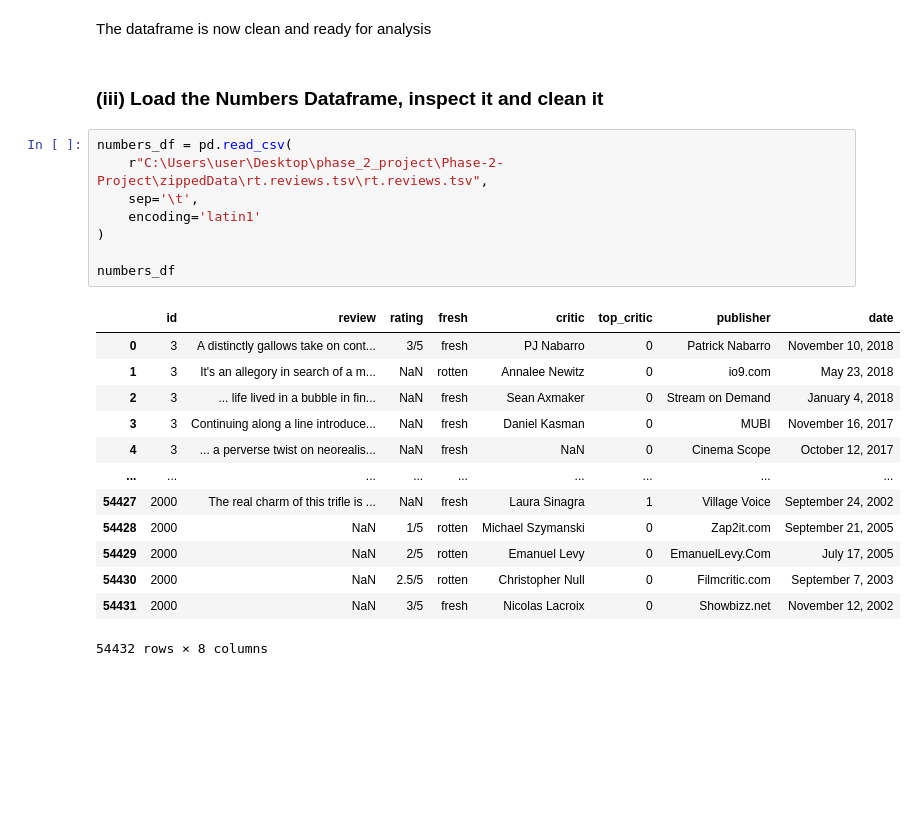
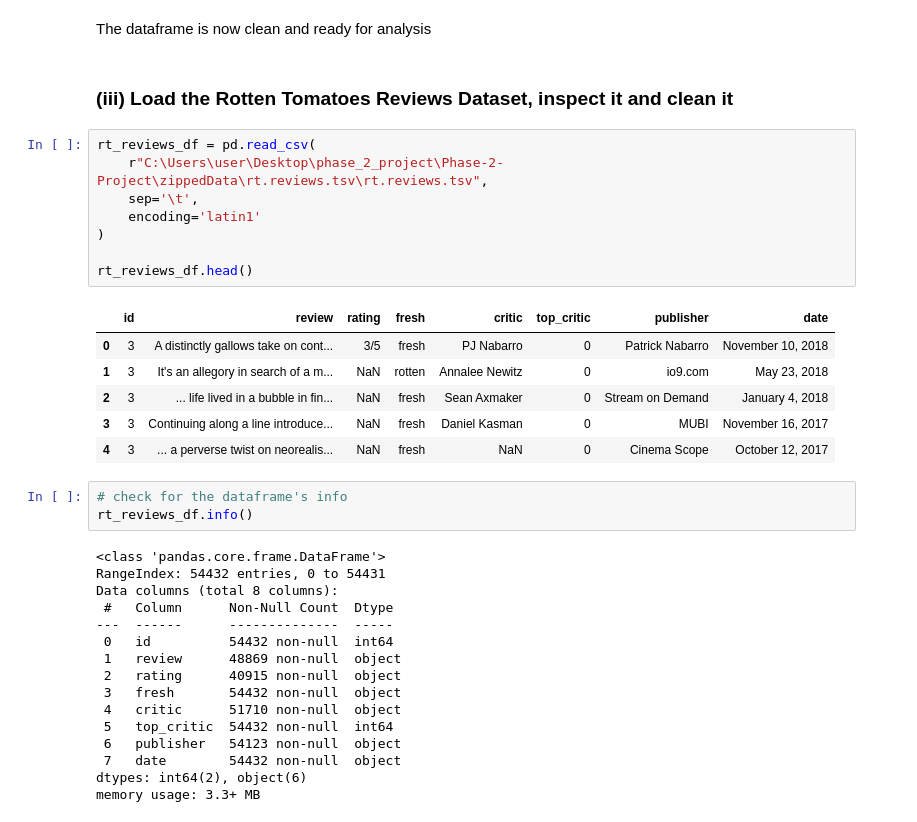
Before and after one commit to FrancisNdirangu/Phase-2-Project, a Jupyter notebook: b_notebook.ipynb, the cells around one changed output. Cells and saved outputs as stored; diff of their text form; blank space fills up the shorter version.

```diff
--- a/b_notebook.ipynb
+++ b/b_notebook.ipynb
@@ -446,26 +389,38 @@ dtype: int64
 # %% [markdown]
 The dataframe is now clean and ready for analysis
 # %% [markdown]
-### (iii) Load the Numbers Dataframe, inspect it and clean it
+### (iii) Load the Rotten Tomatoes Reviews Dataset, inspect it and clean it
 # %%
-numbers_df = pd.read_csv(
+rt_reviews_df = pd.read_csv(
     r"C:\Users\user\Desktop\phase_2_project\Phase-2-Project\zippedData\rt.reviews.tsv\rt.reviews.tsv",
     sep='\t',
     encoding='latin1'
 )
 
-numbers_df
+rt_reviews_df.head()
 # %% [output]
 |  | id | review | rating | fresh | critic | top_critic | publisher | date |
 | 0 | 3 | A distinctly gallows take on cont... | 3/5 | fresh | PJ Nabarro | 0 | Patrick Nabarro | November 10, 2018 |
 | 1 | 3 | It's an allegory in search of a m... | NaN | rotten | Annalee Newitz | 0 | io9.com | May 23, 2018 |
 | 2 | 3 | ... life lived in a bubble in fin... | NaN | fresh | Sean Axmaker | 0 | Stream on Demand | January 4, 2018 |
 | 3 | 3 | Continuing along a line introduce... | NaN | fresh | Daniel Kasman | 0 | MUBI | November 16, 2017 |
 | 4 | 3 | ... a perverse twist on neorealis... | NaN | fresh | NaN | 0 | Cinema Scope | October 12, 2017 |
-| ... | ... | ... | ... | ... | ... | ... | ... | ... |
-| 54427 | 2000 | The real charm of this trifle is ... | NaN | fresh | Laura Sinagra | 1 | Village Voice | September 24, 2002 |
-| 54428 | 2000 | NaN | 1/5 | rotten | Michael Szymanski | 0 | Zap2it.com | September 21, 2005 |
-| 54429 | 2000 | NaN | 2/5 | rotten | Emanuel Levy | 0 | EmanuelLevy.Com | July 17, 2005 |
-| 54430 | 2000 | NaN | 2.5/5 | rotten | Christopher Null | 0 | Filmcritic.com | September 7, 2003 |
-| 54431 | 2000 | NaN | 3/5 | fresh | Nicolas Lacroix | 0 | Showbizz.net | November 12, 2002 |
-54432 rows × 8 columns
+# %%
+# check for the dataframe's info
+rt_reviews_df.info()
+# %% [output]
+<class 'pandas.core.frame.DataFrame'>
+RangeIndex: 54432 entries, 0 to 54431
+Data columns (total 8 columns):
+ #   Column      Non-Null Count  Dtype
+---  ------      --------------  -----
+ 0   id          54432 non-null  int64
+ 1   review      48869 non-null  object
+ 2   rating      40915 non-null  object
+ 3   fresh       54432 non-null  object
+ 4   critic      51710 non-null  object
+ 5   top_critic  54432 non-null  int64
+ 6   publisher   54123 non-null  object
+ 7   date        54432 non-null  object
+dtypes: int64(2), object(6)
+memory usage: 3.3+ MB
```
Also changed, not shown: parts of 72 cells of this notebook, 5 other files.
